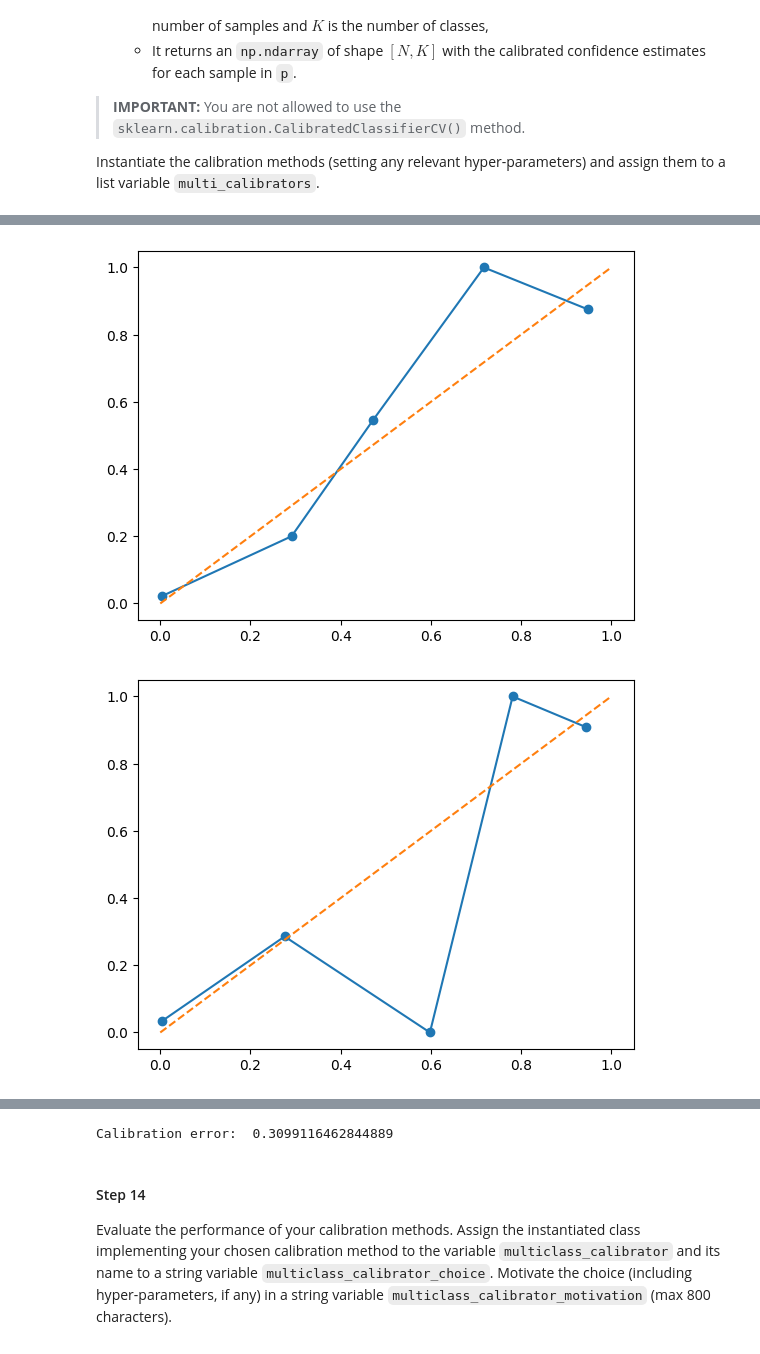
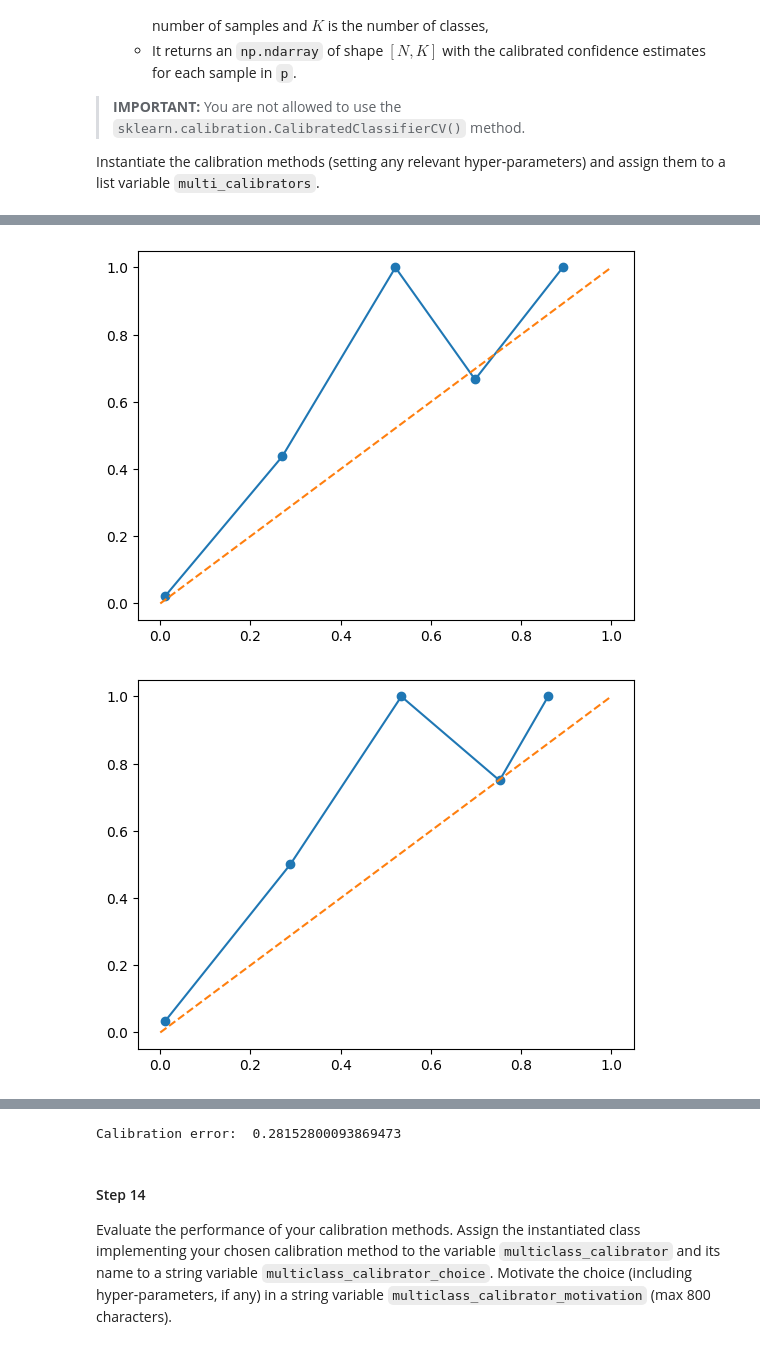
Before and after one commit to enesbkoca/wafer_calibration, a Jupyter notebook: calibration.ipynb, the cells around one changed output, grey strips where cells are left out. Cells and saved outputs as stored; diff of their text form; code cells hidden in the pictures.

Commit message:
change hyperparameter of OneVsAllCalibration

```diff
--- a/calibration.ipynb
+++ b/calibration.ipynb
@@ -825,7 +825,7 @@ class OneVsAllCalibration:
             # Create binary labels for class i
             binary_y = (y[:, i] == 1).astype(int)
             # Train logistic regression model for class i
-            model = LogisticRegression(C=1e1, solver='lbfgs')
+            model = LogisticRegression(C=1e0, penalty='l1', solver='saga')
             model.fit(p, binary_y)
             self.models.append(model)
 
@@ -866,2 +866,2 @@ print("Calibration error: ", multi_calibrated)
-[figure, old version]
+[figure, new version]
-[figure, old version]
+[figure, new version]
@@ -870,4 +870,4 @@ print("Calibration error: ", multi_calibrated)
-Calibration error:  0.3099116462844889
+Calibration error:  0.28152800093869473
 # %%
 #// END_TODO [STEP_13]
 # %% [markdown]
```
Also changed, not shown: parts of 3 cells of this notebook.
